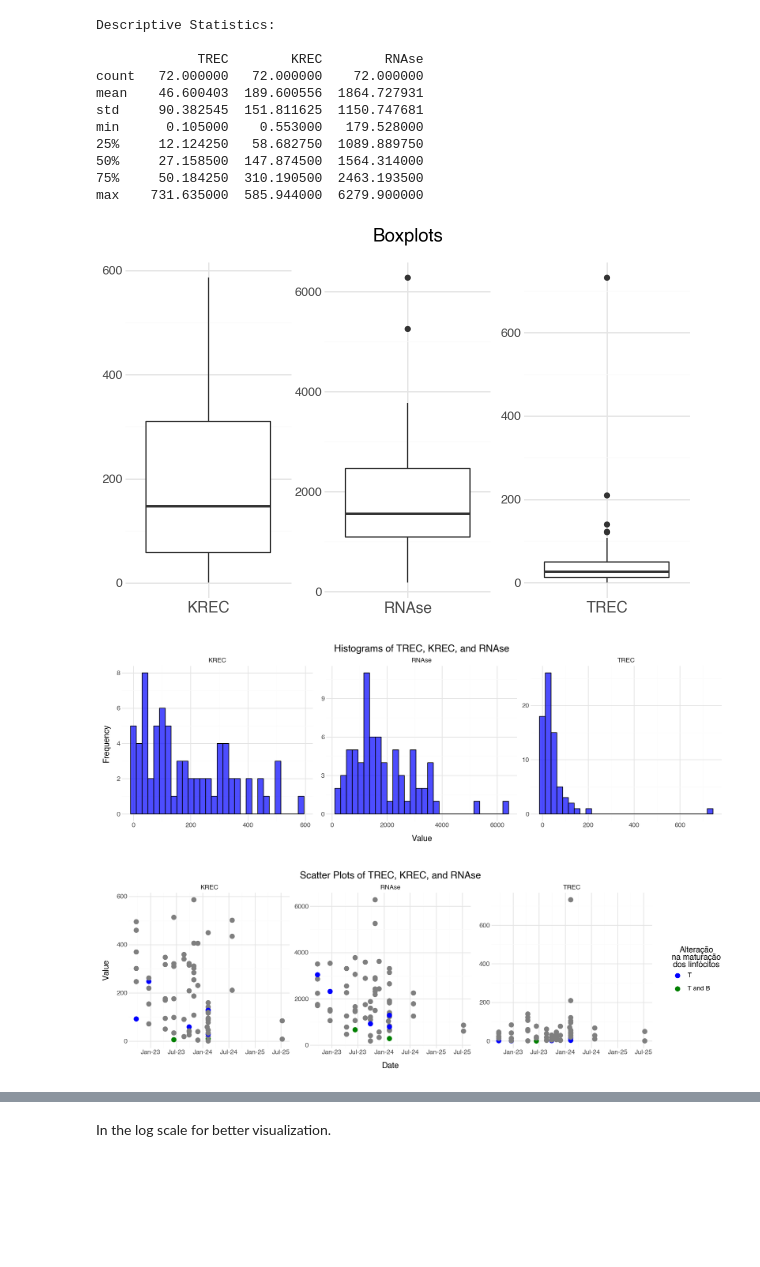
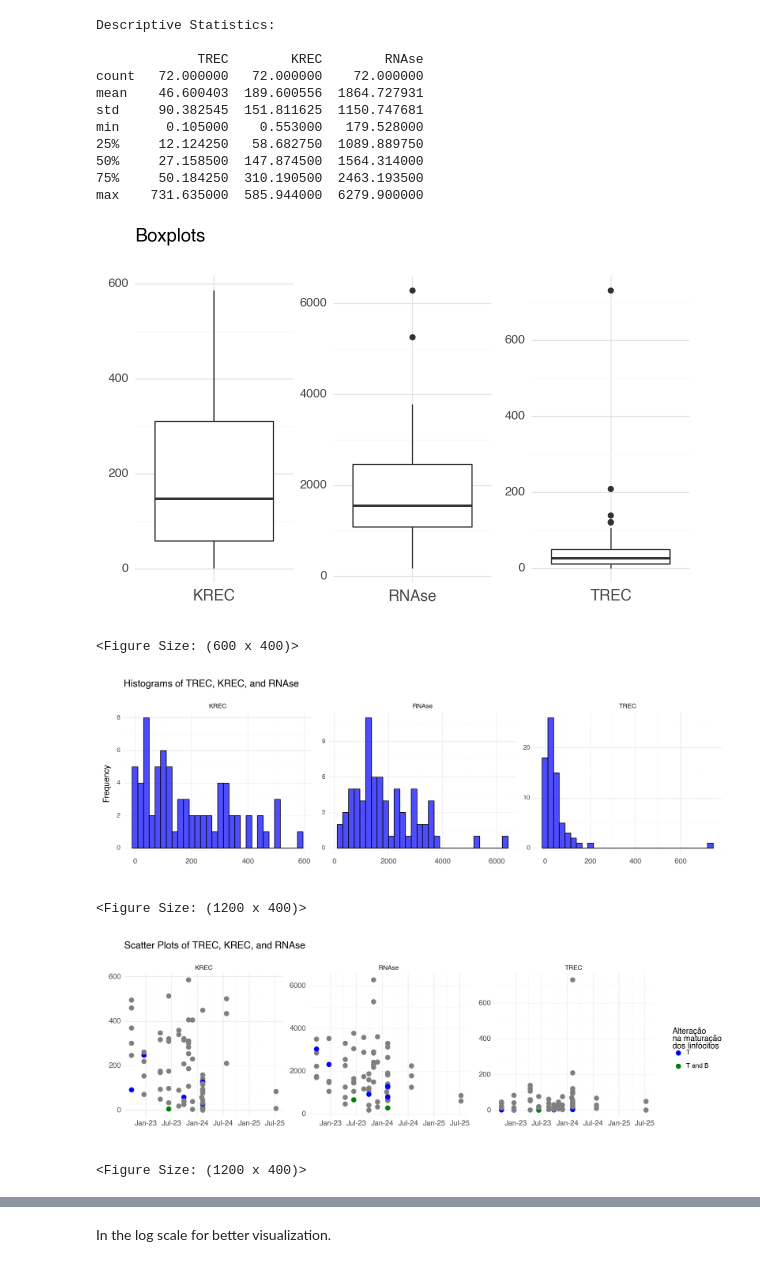
Before and after one commit to henriquelaureano/henriquelaureano.github.io, a Jupyter notebook: carolprando/nickolas/analysis.ipynb, the cells around one changed output, grey strips where cells are left out. Saved outputs shown, nothing was run; the diff lists cells and outputs as text; code cells hidden in the pictures; blank space fills up the shorter version.

```diff
--- a/carolprando/nickolas/analysis.ipynb
+++ b/carolprando/nickolas/analysis.ipynb
@@ -179,44 +187,44 @@ max    731.635000  585.944000  6279.900000
 # %%
 data_melted = data.melt(
     value_vars=columns_to_analyze, var_name='Column', value_name='Value',
     id_vars=['Código', 'Placa', 'Data', 'AML']
 )
-box_plot = (
+(
     ggplot(data_melted) +
     aes(x='Column', y='Value') +
     geom_boxplot() +
     facet_wrap('~Column', scales='free') +
     labs(title="Boxplots", x="", y="") +
     theme_minimal() +
     theme(
         strip_text_x=element_text(alpha=0),
         axis_text_x=element_text(size=11), figure_size=(6, 4)
     )
 )
-display(box_plot)
 # %% [output]
-[figure, old version]
+[figure, new version]
+<Figure Size: (600 x 400)>
 # %%
-hist_plot = (
+(
     ggplot(data_melted, aes(x='Value')) +
     geom_histogram(bins=30, fill="blue", alpha=0.7, color="black") +
     facet_wrap('~Column', scales='free') +
-    labs(title="Histograms of TREC, KREC, and RNAse", x="Value", y="Frequency") +
+    labs(title="Histograms of TREC, KREC, and RNAse", x="", y="Frequency") +
     theme_minimal() +
-    theme(figure_size=(12, 4))
+    theme(figure_size=(12, 4), axis_text_x=element_text(size=10))
 )
-display(hist_plot)
 # %% [output]
-[figure, old version]
+[figure, new version]
+<Figure Size: (1200 x 400)>
 # %%
 # Scatter-plots side by side
-plot = (
+(
     ggplot(data_melted, aes(x='Data', y='Value', color='AML')) +
     geom_point(size=3) +
     facet_wrap('~Column', scales='free') +
     labs(
         title="Scatter Plots of TREC, KREC, and RNAse",
-        x="Date", y="Value", color="Alteração\nna maturação\ndos linfócitos"
+        x="", y="", color="Alteração\nna maturação\ndos linfócitos"
     ) +
     scale_x_datetime(date_breaks='6 months', date_labels='%b-%y') +
     scale_color_manual(
@@ -225,11 +233,11 @@ plot = (
         labels=["T", "T and B"]
     ) +
     theme_minimal() +
-    theme(figure_size=(12, 4))
+    theme(figure_size=(12, 4), axis_text=element_text(size=10))
 )
-display(plot)
 # %% [output]
-[figure, old version]
+[figure, new version]
+<Figure Size: (1200 x 400)>
 # %%
 # Prepare the data for scatter plots
 scatter_data = data.melt(
```
Also changed, not shown: parts of 8 cells of this notebook, 1 other file.
